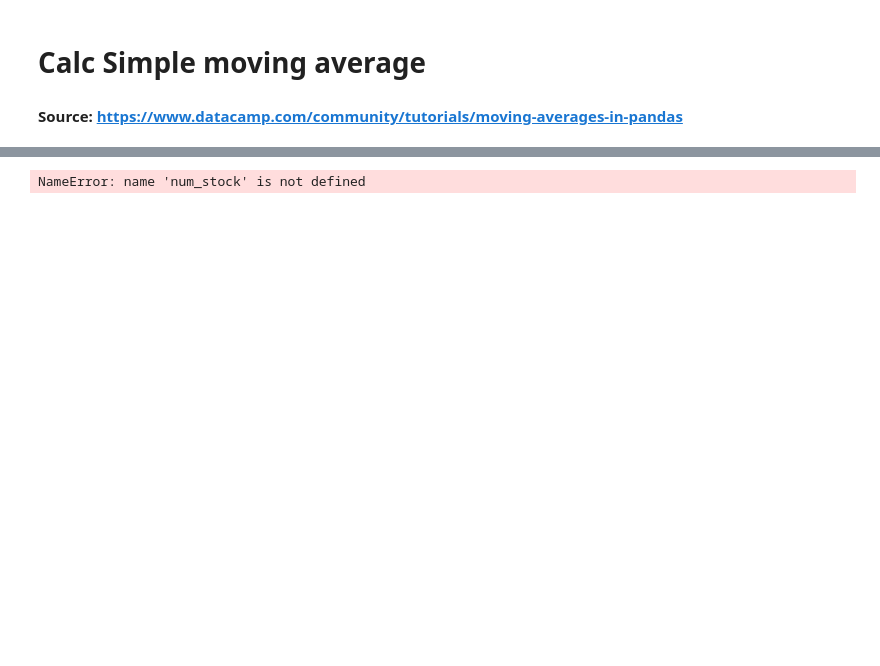
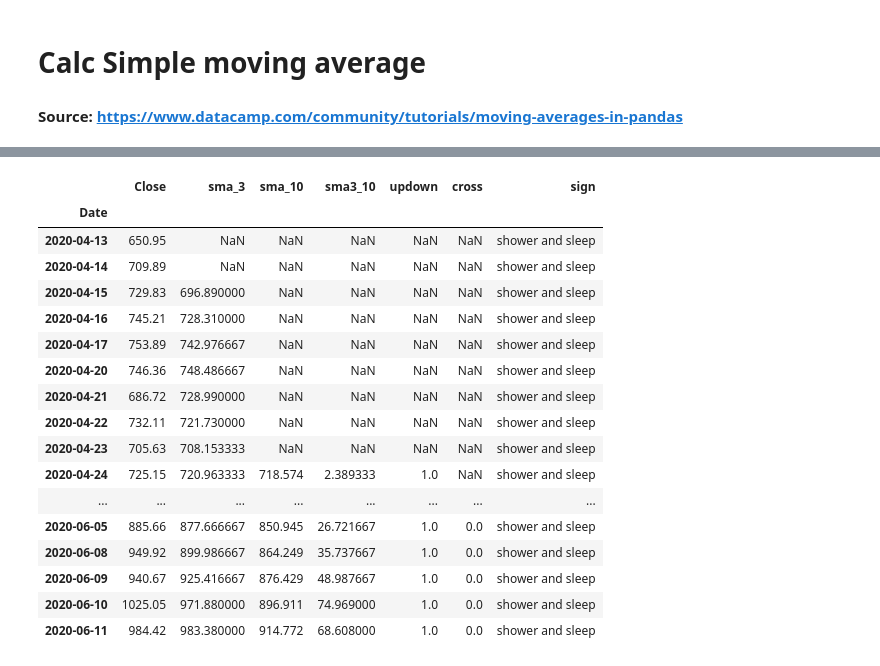
Before and after one commit to osbertc/cheatsheet, a Jupyter notebook: yfinance.ipynb, the cells around one changed output, grey strips where cells are left out. Saved outputs shown, nothing was run; the diff lists cells and outputs as text; code cells hidden in the pictures; blank space fills up the shorter version.

```diff
--- a/yfinance.ipynb
+++ b/yfinance.ipynb
@@ -43,18 +45,37 @@ sma['updown'] = sma.updown.astype(float)
 # %%
 # sign of buy and sell
 
 sma['cross'] = sma['updown'].diff()
 logic = []
 for row in sma['cross']:
     if row  < 0:
         logic.append('sell')
     elif row > 0:
         logic.append('buy')
     else:
         logic.append('shower and sleep')
 sma['sign'] = logic
 
-# sma.tail(50)
+sma.tail(50)
+# %% [output]
+|  | Close | sma_3 | sma_10 | sma3_10 | updown | cross | sign |
+| Date |  |  |  |  |  |  |  |
+| 2020-04-13 | 650.95 | NaN | NaN | NaN | NaN | NaN | shower and sleep |
+| 2020-04-14 | 709.89 | NaN | NaN | NaN | NaN | NaN | shower and sleep |
+| 2020-04-15 | 729.83 | 696.890000 | NaN | NaN | NaN | NaN | shower and sleep |
+| 2020-04-16 | 745.21 | 728.310000 | NaN | NaN | NaN | NaN | shower and sleep |
+| 2020-04-17 | 753.89 | 742.976667 | NaN | NaN | NaN | NaN | shower and sleep |
+| 2020-04-20 | 746.36 | 748.486667 | NaN | NaN | NaN | NaN | shower and sleep |
+| 2020-04-21 | 686.72 | 728.990000 | NaN | NaN | NaN | NaN | shower and sleep |
+| 2020-04-22 | 732.11 | 721.730000 | NaN | NaN | NaN | NaN | shower and sleep |
+| 2020-04-23 | 705.63 | 708.153333 | NaN | NaN | NaN | NaN | shower and sleep |
+| 2020-04-24 | 725.15 | 720.963333 | 718.574 | 2.389333 | 1.0 | NaN | shower and sleep |
+| ... | ... | ... | ... | ... | ... | ... | ... |
+| 2020-06-05 | 885.66 | 877.666667 | 850.945 | 26.721667 | 1.0 | 0.0 | shower and sleep |
+| 2020-06-08 | 949.92 | 899.986667 | 864.249 | 35.737667 | 1.0 | 0.0 | shower and sleep |
+| 2020-06-09 | 940.67 | 925.416667 | 876.429 | 48.987667 | 1.0 | 0.0 | shower and sleep |
+| 2020-06-10 | 1025.05 | 971.880000 | 896.911 | 74.969000 | 1.0 | 0.0 | shower and sleep |
+| 2020-06-11 | 984.42 | 983.380000 | 914.772 | 68.608000 | 1.0 | 0.0 | shower and sleep |
 # %%
 class myfun:
     def buy():
@@ -70,8 +90,0 @@ class myfun:
-# %%
-Account = 20000
-close = 543.2
-remain = 50000
-close_2 = 543.2
-sell()
-# %% [output]
-NameError: name 'num_stock' is not defined
```
Also changed, not shown: parts of 8 cells of this notebook.
